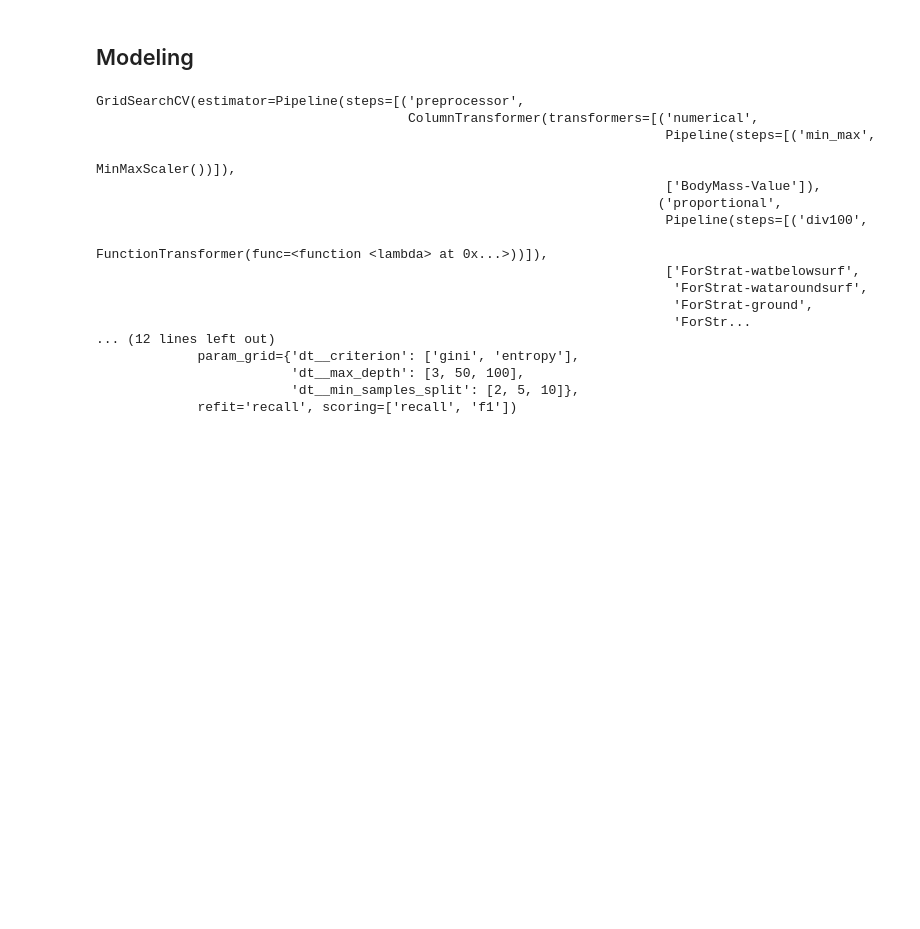
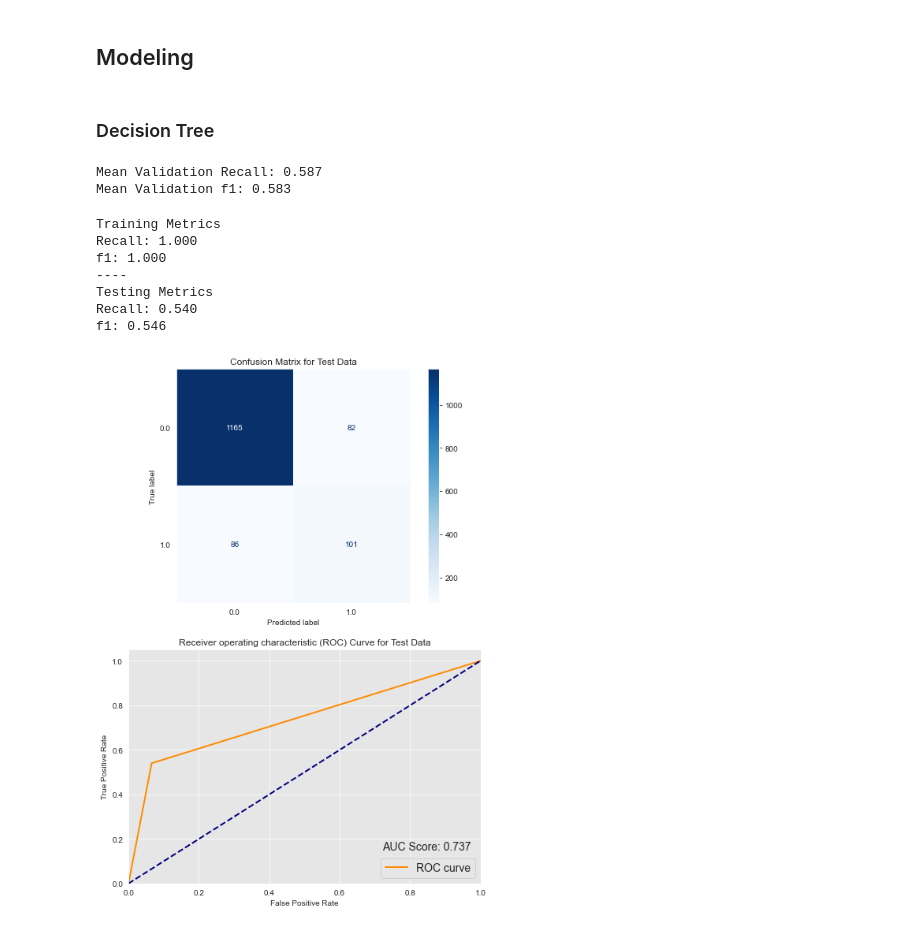
Before and after one commit to andrewwhitman/BirdConservation, a Jupyter notebook: notebooks/Andrew/02-Andrew-Modeling.ipynb, the cells around one changed output. Cells and saved outputs as stored; diff of their text form; code cells hidden in the pictures; blank space fills up the shorter version.

Commit message:
Update modeling and add utils.py

```diff
--- a/notebooks/Andrew/02-Andrew-Modeling.ipynb
+++ b/notebooks/Andrew/02-Andrew-Modeling.ipynb
@@ -7,0 +1,18 @@ import re
+# %%
+import pandas as pd
+import numpy as np
+import matplotlib.pyplot as plt
+import seaborn as sns
+from sklearn.model_selection import train_test_split, GridSearchCV, cross_validate
+import re
+from sklearn.pipeline import Pipeline
+from sklearn.preprocessing import MinMaxScaler, FunctionTransformer, OneHotEncoder
+from sklearn.compose import ColumnTransformer
+from sklearn.tree import DecisionTreeClassifier
+from sklearn.ensemble import GradientBoostingClassifier
+from sklearn.neighbors import KNeighborsClassifier
+from sklearn.metrics import recall_score, f1_score, precision_score, accuracy_score,\
+plot_confusion_matrix, roc_auc_score, roc_curve, auc
+
+pd.set_option('display.max_columns', None)
+sns.set_style('darkgrid', {'axes.facecolor': '0.9'})
@@ -205,9 +212,39 @@ cat_cols = [c for c in X_train.columns if X_train[c].dtype == 'object']
 cat_pipe = Pipeline([('ohe', OneHotEncoder())])
 # %%
 # preprocessing pipeline
-preprocessor = ColumnTransformer([('numerical', num_pipe, num_col),
-                             ('proportional', prop_pipe, prop_cols),
-                             ('categorical', cat_pipe, cat_cols)])
+preprocessor = ColumnTransformer(transformers=[('numerical', num_pipe, num_col),
+                                               ('proportional', prop_pipe, prop_cols),
+                                               ('categorical', cat_pipe, cat_cols)],
+                                 remainder='passthrough')
 # %% [markdown]
 ## Modeling
+# %% [markdown]
+### Decision Tree
+# %%
+# decision tree pipeline
+dt_pipe = Pipeline([('preprocessor', preprocessor),
+                   ('dt', DecisionTreeClassifier())])
+
+# relevant scoring metrics
+scoring_metrics = ('recall', 'f1')
+
+# cross validation
+dt_cv = cross_validate(dt_pipe, X_train, y_train, scoring=scoring_metrics)
+
+print(f"Mean Validation Recall: {np.mean(dt_cv['test_recall']):.3f}")
+print(f"Mean Validation f1: {np.mean(dt_cv['test_f1']):.3f}")
+# %% [output]
+Mean Validation Recall: 0.587
+Mean Validation f1: 0.583
+# %%
+evaluate(dt_pipe, X_train, y_train, X_test, y_test)
+# %% [output]
+Training Metrics
+Recall: 1.000
+f1: 1.000
+----
+Testing Metrics
+Recall: 0.540
+f1: 0.546
+[figure, added]
 # %%
@@ -225,21 +256 @@ scoring_metrics = ['recall', 'f1']
 dt_gs = GridSearchCV(estimator=dt_pipe, param_grid=dt_grid, scoring=scoring_metrics, refit='recall')
-# %%
-dt_gs.fit(X_train, y_train)
-# %% [output]
-GridSearchCV(estimator=Pipeline(steps=[('preprocessor',
-                                        ColumnTransformer(transformers=[('numerical',
-                                                                         Pipeline(steps=[('min_max',
-                                                                                          MinMaxScaler())]),
-                                                                         ['BodyMass-Value']),
-                                                                        ('proportional',
-                                                                         Pipeline(steps=[('div100',
-                                                                                          FunctionTransformer(func=<function <lambda> at 0x...>))]),
-                                                                         ['ForStrat-watbelowsurf',
-                                                                          'ForStrat-wataroundsurf',
-                                                                          'ForStrat-ground',
-                                                                          'ForStr...
-... (12 lines left out)
-             param_grid={'dt__criterion': ['gini', 'entropy'],
-                         'dt__max_depth': [3, 50, 100],
-                         'dt__min_samples_split': [2, 5, 10]},
-             refit='recall', scoring=['recall', 'f1'])
```
Also changed, not shown: parts of 20 cells of this notebook, 1 other file.
